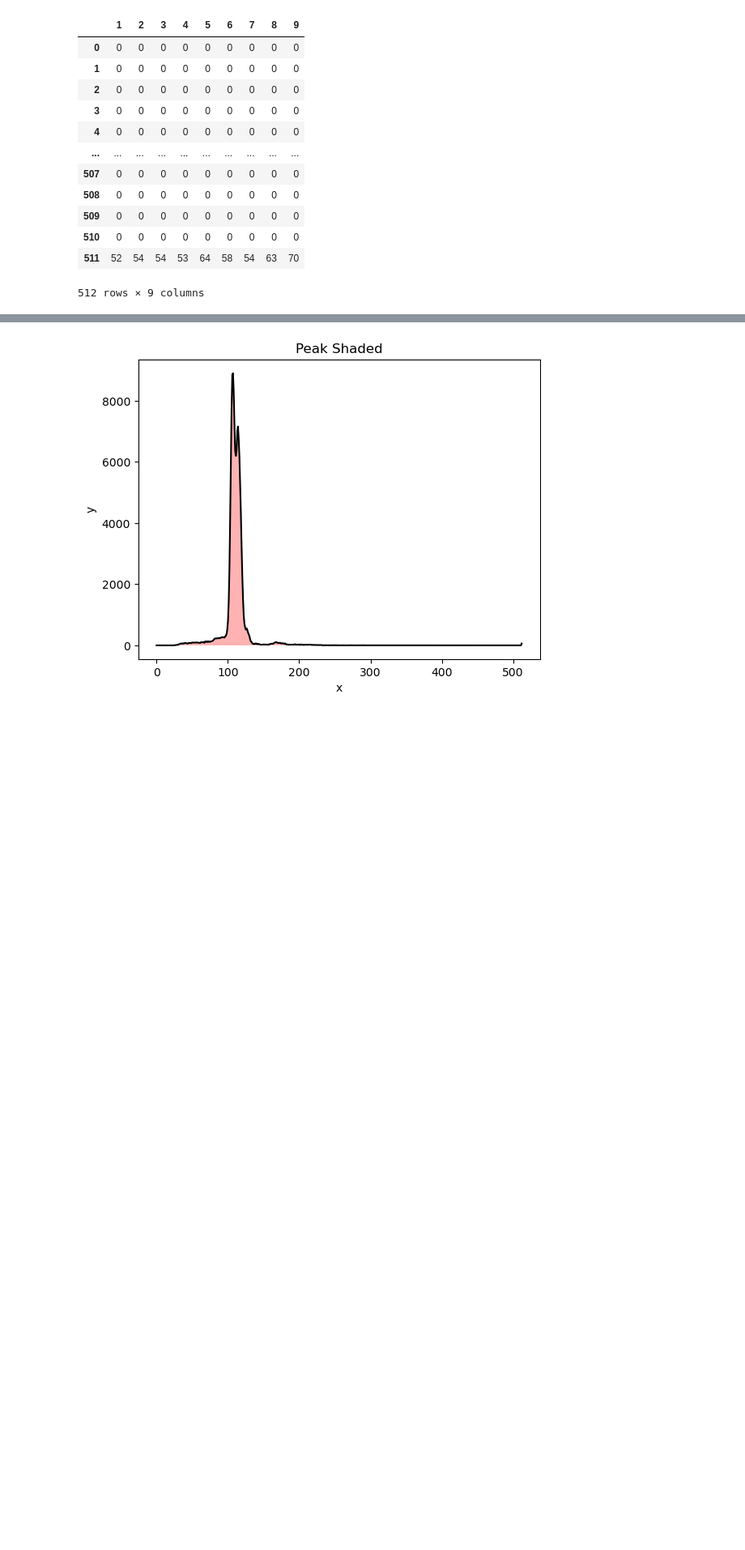
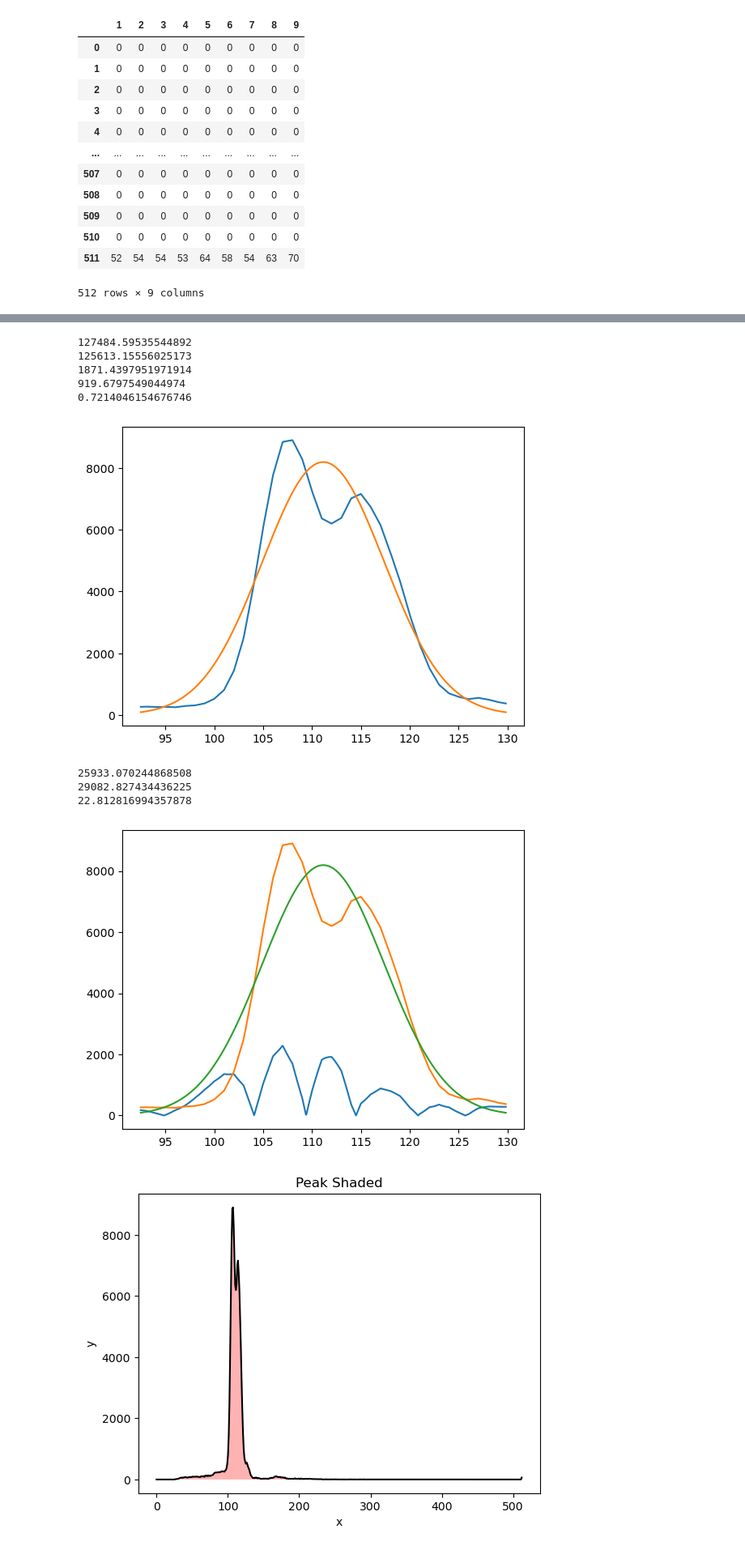
Before and after one commit to declan-healy/XRF, a Jupyter notebook: A2.ipynb, the cells around one changed output, grey strips where cells are left out. Shown at 81% size. Drawn from its saved outputs; the diff is of its cells as text; code cells hidden in the pictures; blank space fills up the shorter version.

```diff
--- a/A2.ipynb
+++ b/A2.ipynb
@@ -123 +203,34 @@ plt.show()
+# %%
+x = np.linspace(1, len(raw_data.iloc[:,7]), len(raw_data.iloc[:,7]))
+y = raw_data.iloc[:,7]
+popt, pcov = fit_gaussian(x, y)
+perr = np.sqrt(np.diag(pcov))
+area, rmse, area_orig, x_interp, y_interp, x_fit, y_fit = integrate_gaussian(*popt, x_orig=x, y_orig=y)
+#plt.plot(x, y)
+plt.plot(x_interp, y_interp)
+plt.plot(x_fit, y_fit)
+print(area)
+print(area_orig)
+print(area-area_orig)
+print(rmse)
+print(rmse*100/area)
+plt.show()
+
+plt.plot(x_interp, np.sqrt((y_interp-y_fit)**2))
+plt.plot(x_interp, y_interp)
+plt.plot(x_fit, y_fit)
+print(trapz(np.sqrt((y_interp-y_fit)**2), x_interp))
+print(np.sqrt(np.sum((y_interp-y_fit)**2)))
+print(100*np.sqrt(np.sum((y_interp-y_fit)**2))/area)
+# %% [output]
+127484.59535544892
+125613.15556025173
+1871.4397951971914
+919.6797549044974
+0.7214046154676746
+[figure, added]
+25933.070244868508
+29082.827434436225
+22.812816994357878
+[figure, added]
 # %%
```
Also changed, not shown: parts of 15 cells of this notebook, 3 other files.
